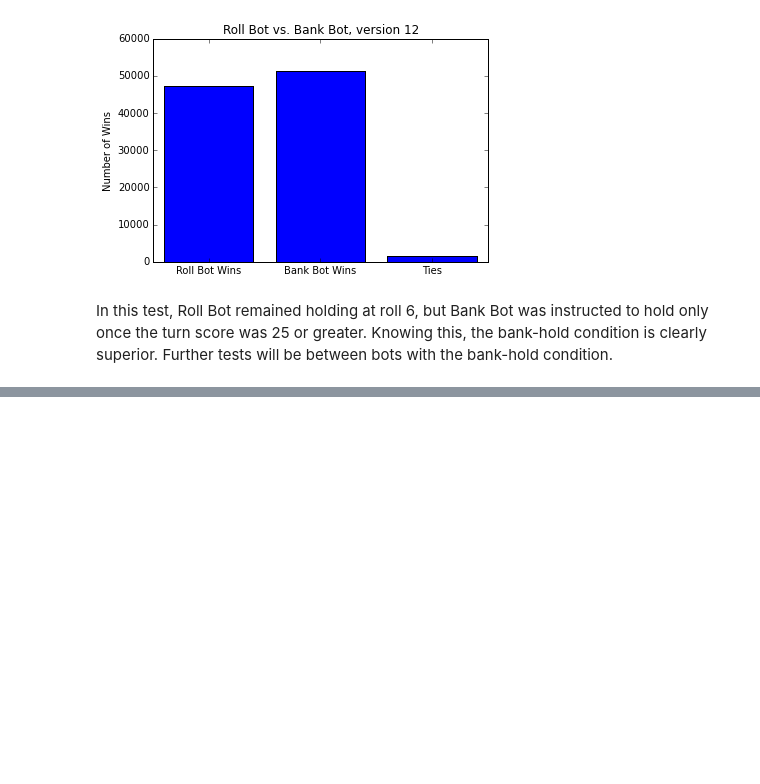
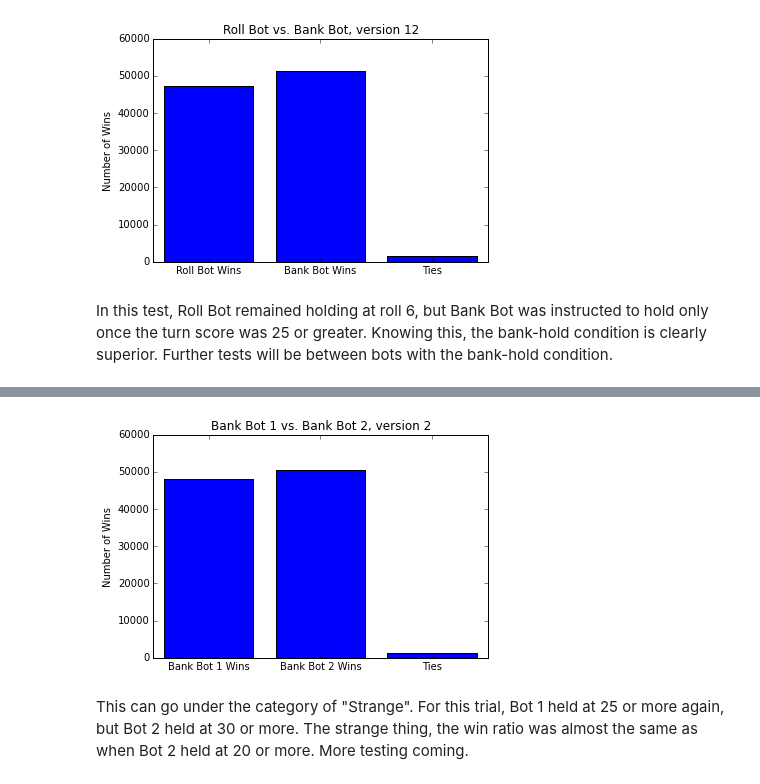
Before and after one commit to tiy-gvl-python-2015-09/ultimate-pig, a Jupyter notebook: This is the one to look at.ipynb, the cells around one changed output, grey strips where cells are left out. Drawn from its saved outputs; the diff is of its cells as text; code cells hidden in the pictures; blank space fills up the shorter version.

```diff
--- a/This is the one to look at.ipynb
+++ b/This is the one to look at.ipynb
@@ -358,0 +397,14 @@ In this test, Roll Bot remained holding at roll 6, but Bank Bot was instructed t
+# %%
+bank_bot_trial2 = game.run_n_trials(1000, 100)
+bank_bot_trial2_wins = win_count(bank_bot_trial2)
+# %%
+x1 = ["Bank Bot 1 Wins", "Bank Bot 2 Wins", "Ties"]
+plt.bar(range(len(bank_bot_trial2_wins)), bank_bot_trial2_wins, align='center')
+plt.xticks(range(len(one_smart_bot_wins)), x1)
+plt.title("Bank Bot 1 vs. Bank Bot 2, version 2")
+plt.ylabel("Number of Wins")
+plt.show()
+# %% [output]
+[figure, added]
+# %% [markdown]
+This can go under the category of "Strange".  For this trial, Bot 1 held at 25 or more again, but Bot 2 held at 30 or more.  The strange thing, the win ratio was almost the same as when Bot 2 held at 20 or more.  More testing coming.
```
Also changed, not shown: parts of 16 cells of this notebook.
